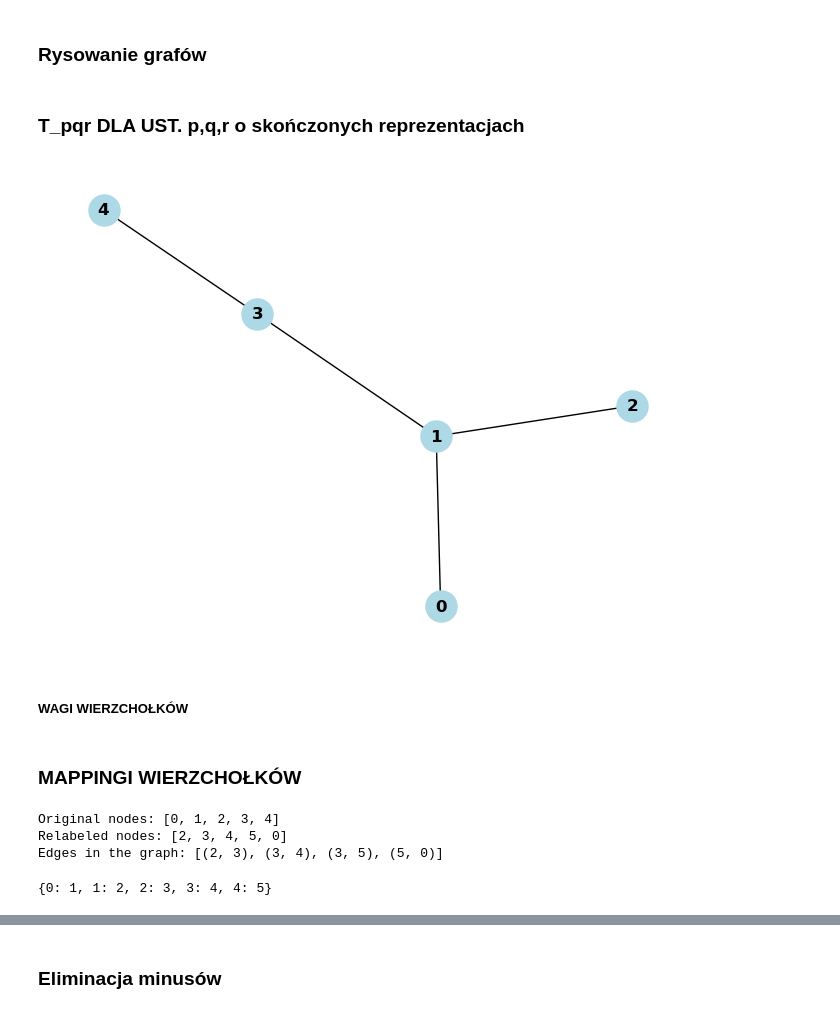
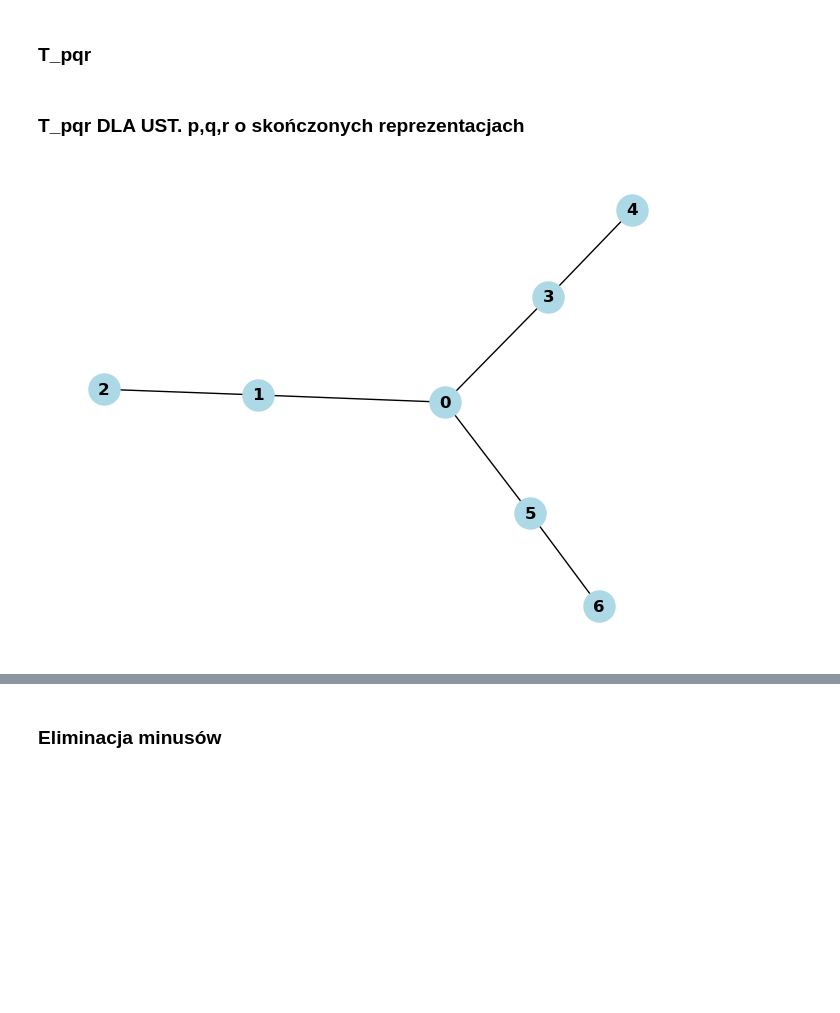
Before and after one commit to laplasjan/TypeD, a Jupyter notebook: grafy.ipynb, the cells around one changed output, grey strips where cells are left out. Drawn from its saved outputs; the diff is of its cells as text; code cells hidden in the pictures; blank space fills up the shorter version.

```diff
--- a/grafy.ipynb
+++ b/grafy.ipynb
@@ -6,4 +4,4 @@ import matplotlib.pyplot as plt
 import random
 import numpy as np
 # %% [markdown]
-### Rysowanie grafów
+### T_pqr
@@ -35,11 +8,41 @@ def T_pqr(p,q,r):
+# %%
+# Tworzenie grafu pzrez funkcję
+def T_pqr(p,q,r):
+    G = nx.Graph()
+    if p> 1 and q>1 and r >1:
+        for i in range(p+q+r-2):
+            G.add_node(i, waga=i)
+        for i in range (0, p-1):
+            G.add_edge(i,i+1)
+        for i in range (p,p+q-2):
+            G.add_edge(i,i+1)
+            G.add_edge(0,p)
+        for i in range(p+q-1,p+q+r-3):
+            G.add_edge(i,i+1)
+            G.add_edge(0,p+q-1)
+    if p == 1 or q ==1 or r == 1:
+        for i in range(p+q+r-2):
+            G.add_node(i, waga=i)
+        for i in range (0, p+q+r-3):
+            G.add_edge(i,i+1)
+    if p == 2 or q ==2 or r == 2:
+        for i in range(0,p+q+r-2):
+            G.add_node(i, waga=i)
+        for i in range (0, p-1):
+            G.add_edge(i,i+1)
+        for i in range (p,p+q-2):
+            G.add_edge(i,i+1)
+            G.add_edge(0,p)
+        for i in range(p+q-1,p+q+r-3):
+            G.add_edge(i,i+1)
+            G.add_edge(0,p+q-1)
+    return G
 # %% [markdown]
 ### T_pqr DLA UST. p,q,r o skończonych reprezentacjach
 # %%
-E5 = T_pqr(1,1,2)
-labels = {n: G.nodes[n] for n in G.nodes}
-nx.draw(E5, with_labels=True, node_size=500, node_color='lightblue', font_weight='bold')
+D5 = T_pqr(3,3,3)
+labels = {n: D5.nodes[n] for n in D5.nodes}
+nx.draw(D5, with_labels=True, node_size=500, node_color='lightblue', font_weight='bold')
 plt.show()
 # %% [output]
-[figure, old version]
+[figure, new version]
-# %% [markdown]
-##### WAGI WIERZCHOŁKÓW
@@ -54,22 +48,0 @@ def nadawanie_wag(G,  wagi_lista):
-# %% [markdown]
-### MAPPINGI WIERZCHOŁKÓW
-# %%
-mapping = {0: 2, 1: 3, 2: 4, 3: 5, 4: 0}
-
-H = nx.relabel_nodes(G, mapping)
-
-print("Original nodes:", list(G.nodes()))
-print("Relabeled nodes:", list(H.nodes()))
-
-print("Edges in the graph:", H.edges())
-# %% [output]
-Original nodes: [0, 1, 2, 3, 4]
-Relabeled nodes: [2, 3, 4, 5, 0]
-Edges in the graph: [(2, 3), (3, 4), (3, 5), (5, 0)]
-# %%
-#automatyczny mapping dodający do wierzchołka 1
-def mapping(graph):
-    mapping = {node: i+1 for i, node in enumerate(graph.nodes())}
-    return mapping
-# %% [output]
-{0: 1, 1: 2, 2: 3, 3: 4, 4: 5}
```
Also changed, not shown: parts of 37 cells of this notebook.
